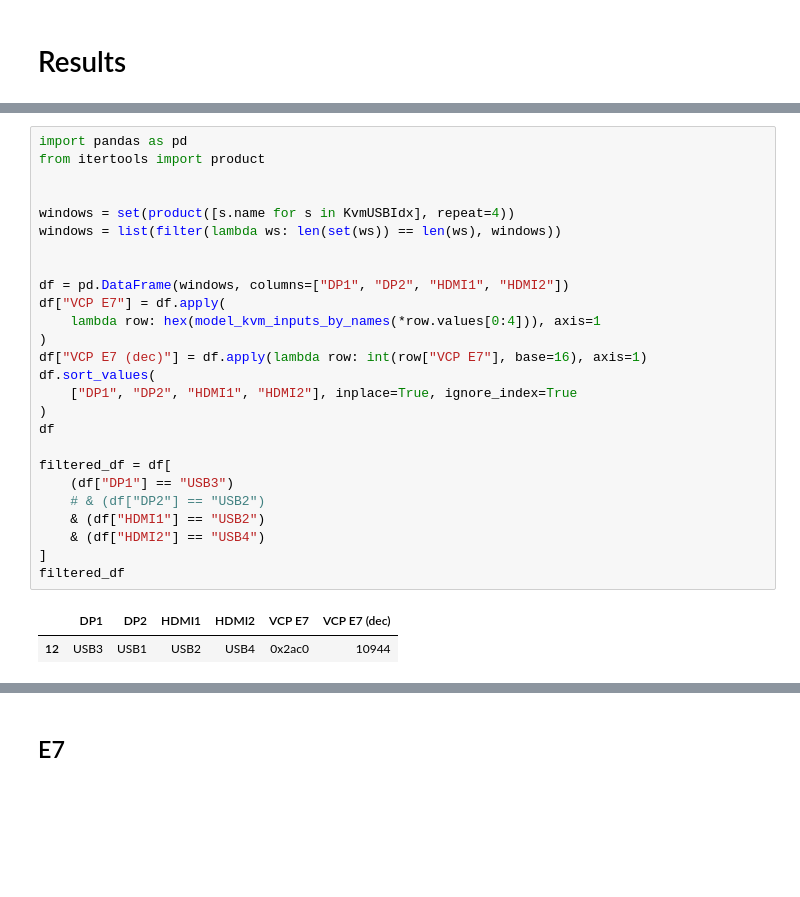
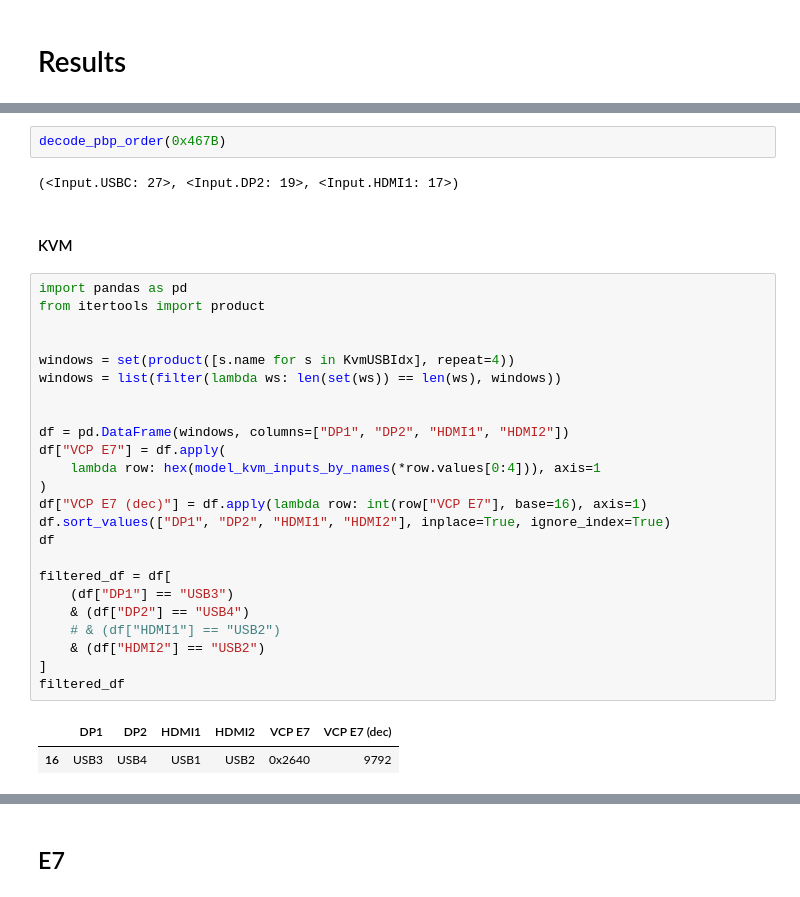
Before and after one commit to ekamil/dell-ddc-documentation, a Jupyter notebook: analyse_inputs.ipynb, the cells around one changed output, grey strips where cells are left out. Cells and saved outputs as stored; diff of their text form; blank space fills up the shorter version.

```diff
--- a/analyse_inputs.ipynb
+++ b/analyse_inputs.ipynb
@@ -155,29 +186,33 @@ filtered_df
+# %%
+decode_pbp_order(0x467B)
+# %% [output]
+(<Input.USBC: 27>, <Input.DP2: 19>, <Input.HDMI1: 17>)
+# %% [markdown]
+#### KVM
 # %%
 import pandas as pd
 from itertools import product
 
 
 windows = set(product([s.name for s in KvmUSBIdx], repeat=4))
 windows = list(filter(lambda ws: len(set(ws)) == len(ws), windows))
 
 
 df = pd.DataFrame(windows, columns=["DP1", "DP2", "HDMI1", "HDMI2"])
 df["VCP E7"] = df.apply(
     lambda row: hex(model_kvm_inputs_by_names(*row.values[0:4])), axis=1
 )
 df["VCP E7 (dec)"] = df.apply(lambda row: int(row["VCP E7"], base=16), axis=1)
-df.sort_values(
-    ["DP1", "DP2", "HDMI1", "HDMI2"], inplace=True, ignore_index=True
-)
+df.sort_values(["DP1", "DP2", "HDMI1", "HDMI2"], inplace=True, ignore_index=True)
 df
 
 filtered_df = df[
     (df["DP1"] == "USB3")
-    # & (df["DP2"] == "USB2")
-    & (df["HDMI1"] == "USB2")
-    & (df["HDMI2"] == "USB4")
+    & (df["DP2"] == "USB4")
+    # & (df["HDMI1"] == "USB2")
+    & (df["HDMI2"] == "USB2")
 ]
 filtered_df
 # %% [output]
 |  | DP1 | DP2 | HDMI1 | HDMI2 | VCP E7 | VCP E7 (dec) |
-| 12 | USB3 | USB1 | USB2 | USB4 | 0x2ac0 | 10944 |
+| 16 | USB3 | USB4 | USB1 | USB2 | 0x2640 | 9792 |
```
Also changed, not shown: parts of 43 cells of this notebook, 4 other files.
